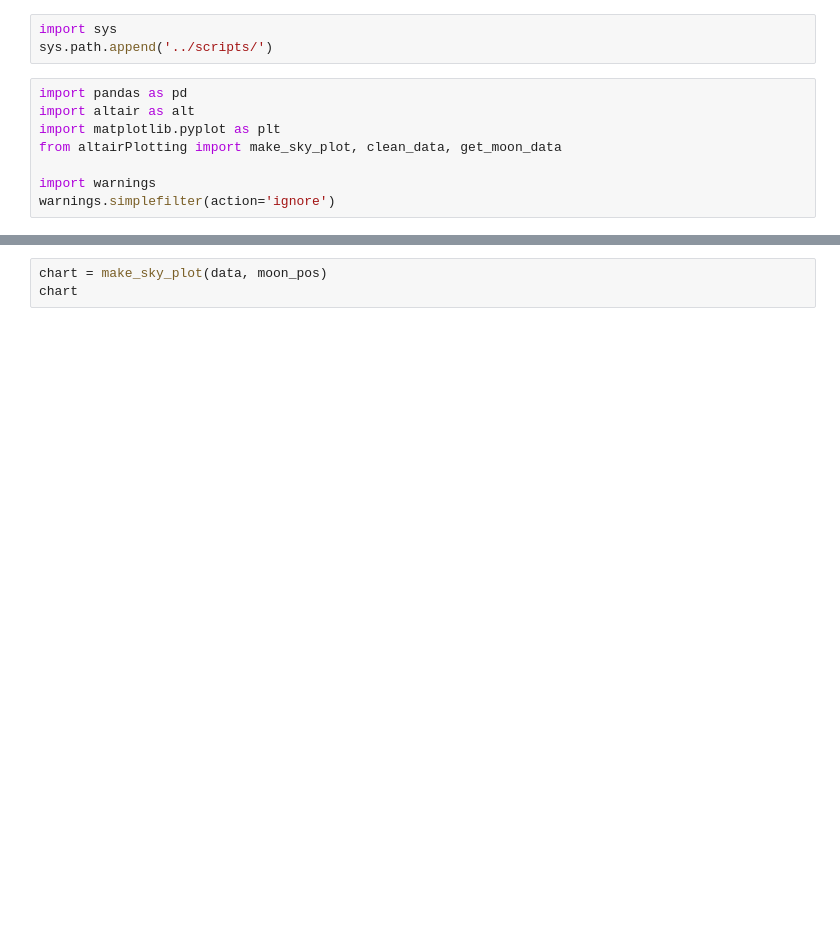
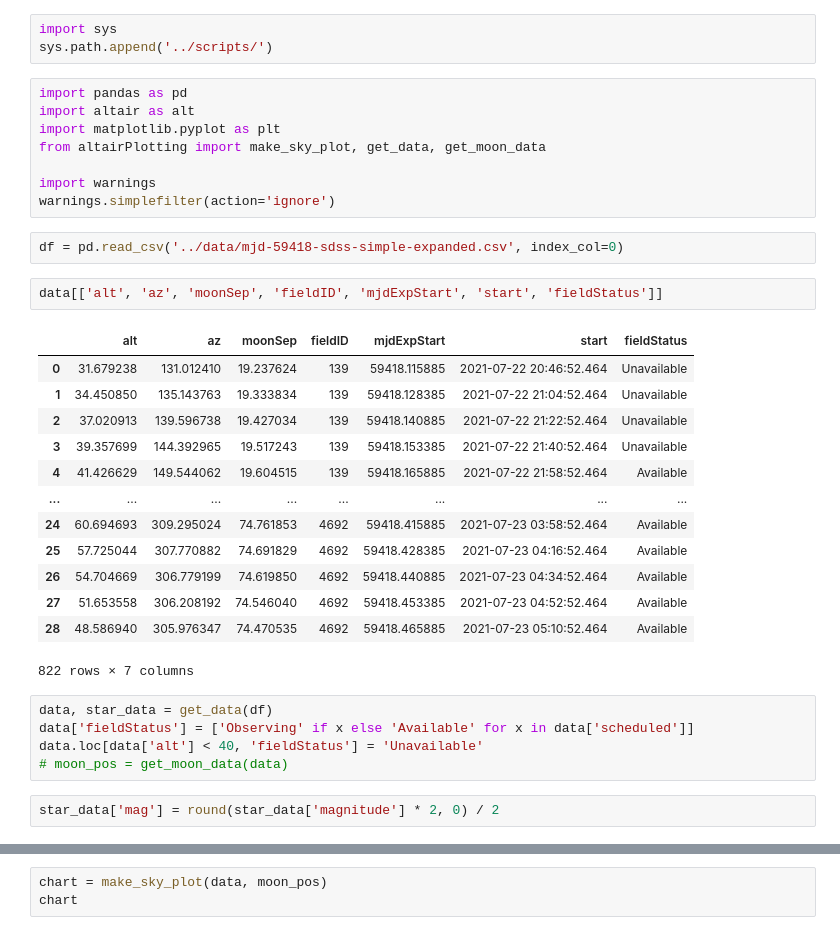
Before and after one commit to DinoBektesevic/DinoBektesevic.github.io, a Jupyter notebook: python/HW3_exploration.ipynb, the cells around one changed output, grey strips where cells are left out. Drawn from its saved outputs; the diff is of its cells as text; blank space fills up the shorter version.

```diff
--- a/python/HW3_exploration.ipynb
+++ b/python/HW3_exploration.ipynb
@@ -5,7 +5,32 @@ sys.path.append('../scripts/')
 import pandas as pd
 import altair as alt
 import matplotlib.pyplot as plt
-from altairPlotting import make_sky_plot, clean_data, get_moon_data
+from altairPlotting import make_sky_plot, get_data, get_moon_data
 
 import warnings
 warnings.simplefilter(action='ignore')
+# %%
+df = pd.read_csv('../data/mjd-59418-sdss-simple-expanded.csv', index_col=0)
+# %%
+data[['alt', 'az', 'moonSep', 'fieldID', 'mjdExpStart', 'start', 'fieldStatus']]
+# %% [output]
+|  | alt | az | moonSep | fieldID | mjdExpStart | start | fieldStatus |
+| 0 | 31.679238 | 131.012410 | 19.237624 | 139 | 59418.115885 | 2021-07-22 20:46:52.464 | Unavailable |
+| 1 | 34.450850 | 135.143763 | 19.333834 | 139 | 59418.128385 | 2021-07-22 21:04:52.464 | Unavailable |
+| 2 | 37.020913 | 139.596738 | 19.427034 | 139 | 59418.140885 | 2021-07-22 21:22:52.464 | Unavailable |
+| 3 | 39.357699 | 144.392965 | 19.517243 | 139 | 59418.153385 | 2021-07-22 21:40:52.464 | Unavailable |
+| 4 | 41.426629 | 149.544062 | 19.604515 | 139 | 59418.165885 | 2021-07-22 21:58:52.464 | Available |
+| ... | ... | ... | ... | ... | ... | ... | ... |
+| 24 | 60.694693 | 309.295024 | 74.761853 | 4692 | 59418.415885 | 2021-07-23 03:58:52.464 | Available |
+| 25 | 57.725044 | 307.770882 | 74.691829 | 4692 | 59418.428385 | 2021-07-23 04:16:52.464 | Available |
+| 26 | 54.704669 | 306.779199 | 74.619850 | 4692 | 59418.440885 | 2021-07-23 04:34:52.464 | Available |
+| 27 | 51.653558 | 306.208192 | 74.546040 | 4692 | 59418.453385 | 2021-07-23 04:52:52.464 | Available |
+| 28 | 48.586940 | 305.976347 | 74.470535 | 4692 | 59418.465885 | 2021-07-23 05:10:52.464 | Available |
+822 rows × 7 columns
+# %%
+data, star_data = get_data(df)
+data['fieldStatus'] = ['Observing' if x else 'Available' for x in data['scheduled']]
+data.loc[data['alt'] < 40, 'fieldStatus'] = 'Unavailable'
+# moon_pos = get_moon_data(data)
+# %%
+star_data['mag'] = round(star_data['magnitude'] * 2, 0) / 2
```
Also changed, not shown: parts of 14 cells of this notebook.
